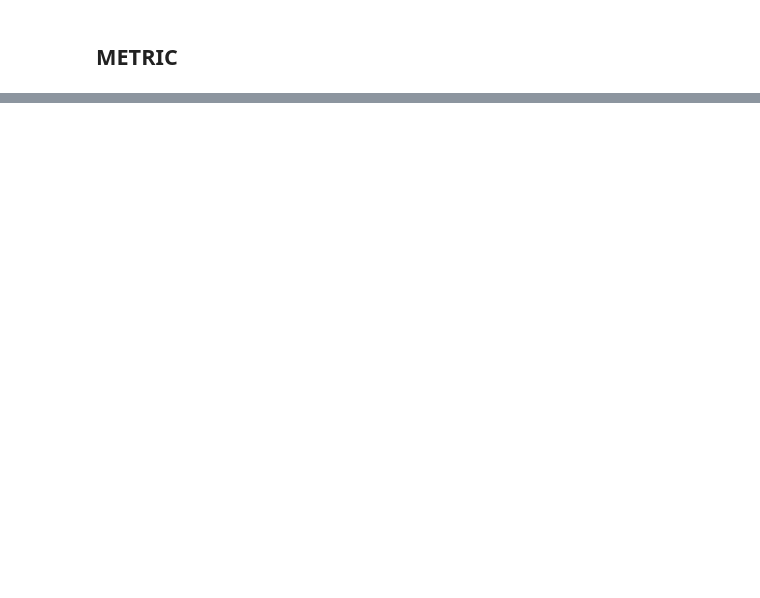
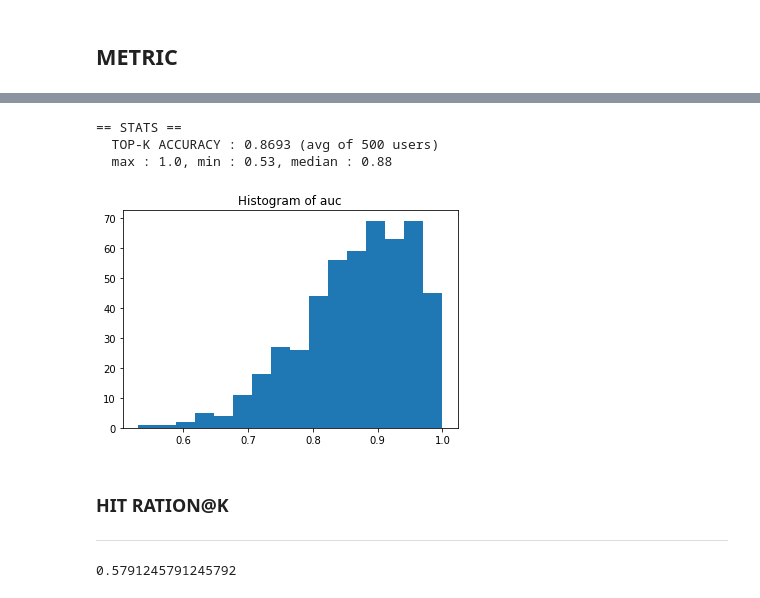
Before and after one commit to KwankiAhn/ai-study, a Jupyter notebook: autoencoder-cf-practice.ipynb, the cells around one changed output, grey strips where cells are left out. Drawn from its saved outputs; the diff is of its cells as text; code cells hidden in the pictures; blank space fills up the shorter version.

```diff
--- a/autoencoder-cf-practice.ipynb
+++ b/autoencoder-cf-practice.ipynb
@@ -429,5 +448,5 @@ print "== AUC : {} (avg of {} users)".format(auc_agg / float(k), k)
 # %%
-def check_watched_item_score_is_in(watched_l, nowatched_l, candidate_len, idx2movie, base, debug=False):
+def check_watched_item_score_is_in(recommends_raw, watched_l, nowatched_l, candidate_len, idx2movie, k, base, debug=False):
     import random
     random_index_l = random.sample(range(0, candidate_len), base)
     watched_sample_1 = [watched_l[x] for x in random_index_l][0]
@@ -443,25 +462,27 @@ def check_watched_item_score_is_in(watched_l, nowatched_l, candidate_len, idx2mo
         scores.append(recommends_raw[movie2idx[i]])
     scores.sort(reverse=True)
 
-    if recommends_raw[movie2idx[watched_sample_1]] >= scores[k]:
+    # watched 1 score
+    score_watched = recommends_raw[movie2idx[watched_sample_1]]
+    if score_watched >= scores[k]:
         return True
     return False
 # %%
-def get_topk_accuracy(user_id, model, r_matrix, user2idx, idx2movie, movies, k=10, base=100, debug=False):
+def get_topk_accuracy(user_id, model, r_matrix, user2idx, idx2movie, movies, k = 10, base=100, debug=False):
     if debug is True:
         print "get_topk_accuracy() start, user id : {}".format(user_id)
 
     watched_l, nowatched_l = get_watched_nowatched_id_list(user_id, model, r_matrix, user2idx, idx2movie, debug=False)
     candidate_len = min(len(watched_l), len(nowatched_l))
-    if item_k > candidate_len:
-        item_k = candidate_len
+    if base > candidate_len:
+        base = candidate_len
     if debug is True:
-        print "  candidate_len : {}, item_k : {}".format(candidate_len, item_k)
+        print "  candidate_len : {}, k : {}, base : {}".format(candidate_len, k, base)
 
     recommends_raw = get_recommend_of_user_raw(model, r_matrix, user2idx, movies, user_id)
 
     hit = 0
-    for i in range(0, 100):
-        if check_watched_item_score_is_in(watched_l, nowatched_l, candidate_len, idx2movie, base, debug=False) is True:
+    for i in range(0, 100):  # single person, 100 iteration (-> picking 1 watch, 99 nowatch (1 + 99 = # of base), and check watched is under k-th order)
+        if check_watched_item_score_is_in(recommends_raw, watched_l, nowatched_l, candidate_len, idx2movie, k, base, debug=False) is True:
             hit += 1
     return float(hit) / float(100)
@@ -467,0 +496,24 @@ def get_topk_accuracy(user_id, model, r_matrix, user2idx, idx2movie, movies, k=1
+# %%
+# TOP K SCORE of 500 person average
+k = 500
+import random
+r_user_idx = random.sample(range(0, len(users)), k)
+
+score_agg = []
+for u in r_user_idx:
+    score_agg.append(get_topk_accuracy(idx2user[u], autoencoder, r_matrix, user2idx, idx2movie, movies, k=10, base=100, debug=False))
+# %%
+print "== STATS =="
+print "  TOP-K ACCURACY : {} (avg of {} users)".format(np.average(score_agg), k)
+print "  max : {}, min : {}, median : {}".format(max(score_agg), min(score_agg), np.median(score_agg))
+plt.hist(score_agg, bins='auto')  # arguments are passed to np.histogram
+plt.title("Histogram of auc")
+plt.show()
+# %% [output]
+== STATS ==
+  TOP-K ACCURACY : 0.8693 (avg of 500 users)
+  max : 1.0, min : 0.53, median : 0.88
+[figure, added]
+# %% [markdown]
+### HIT RATION@K
+<hr style='height:5px'>
@@ -467,0 +557,6 @@ def get_topk_accuracy(user_id, model, r_matrix, user2idx, idx2movie, movies, k=1
+# %%
+# HR@K Score of single person
+HRK = 200
+get_hitratio_n(45, autoencoder, r_matrix, user2idx, idx2movie, movies, base=HRK, debug=False)
+# %% [output]
+0.5791245791245792
```
Also changed, not shown: parts of 15 cells of this notebook, 12 other files.
